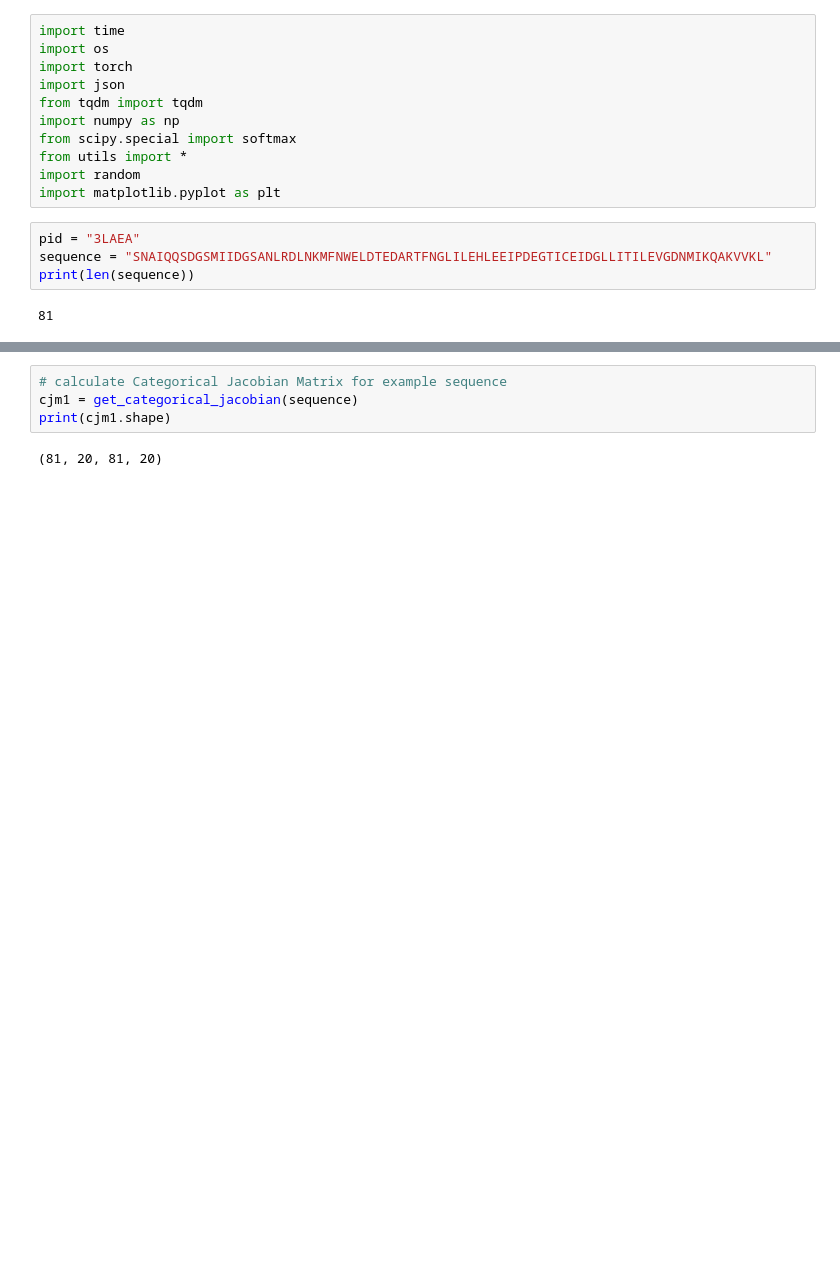
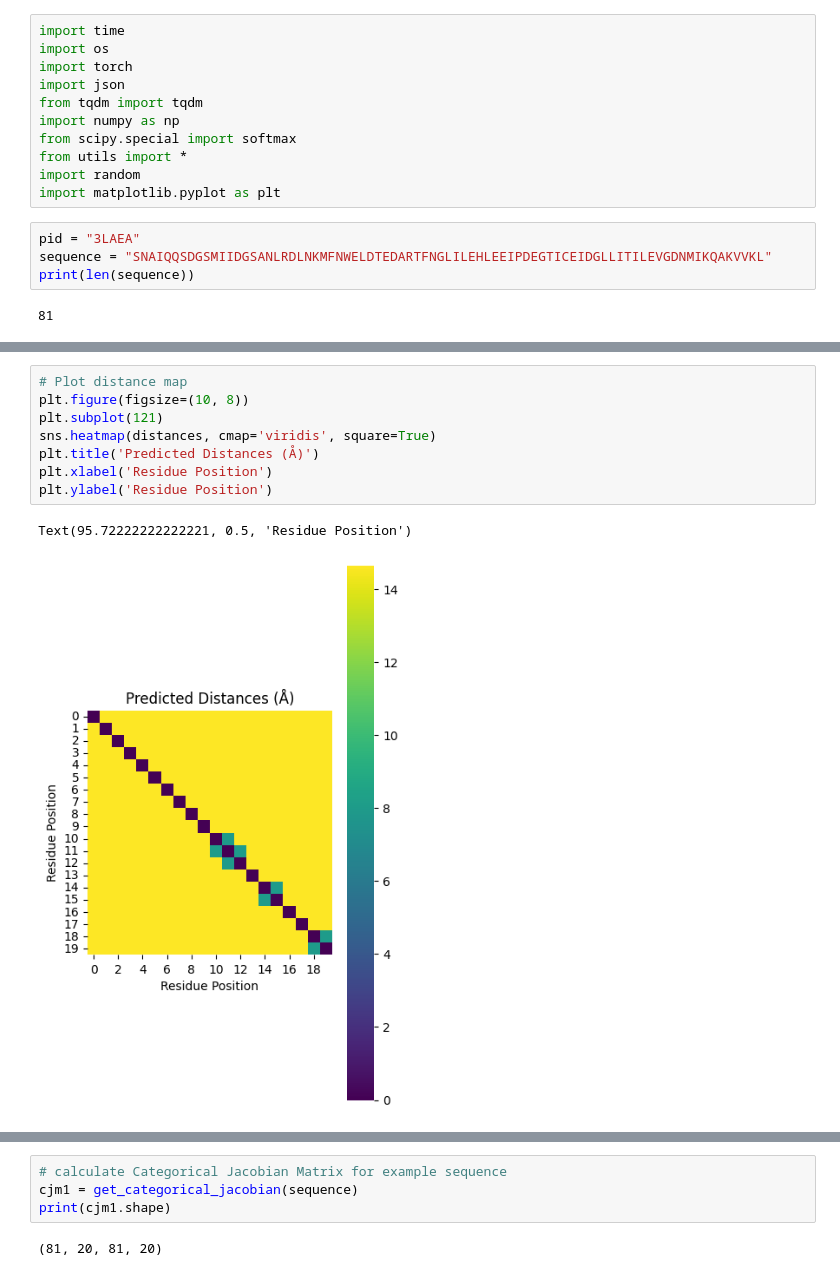
Before and after one commit to LeonHafner/PP2_reliability_score_pred, a Jupyter notebook: calc_jacobian.ipynb, the cells around one changed output, grey strips where cells are left out. Cells and saved outputs as stored; diff of their text form; blank space fills up the shorter version.

```diff
--- a/calc_jacobian.ipynb
+++ b/calc_jacobian.ipynb
@@ -94,0 +233,11 @@ def do_apc(x, rm=1):
+# %%
+# Plot distance map
+plt.figure(figsize=(10, 8))
+plt.subplot(121)
+sns.heatmap(distances, cmap='viridis', square=True)
+plt.title('Predicted Distances (Å)')
+plt.xlabel('Residue Position')
+plt.ylabel('Residue Position')
+# %% [output]
+Text(95.72222222222221, 0.5, 'Residue Position')
+[figure, added]
```
Also changed, not shown: parts of 13 cells of this notebook, 5 other files.
